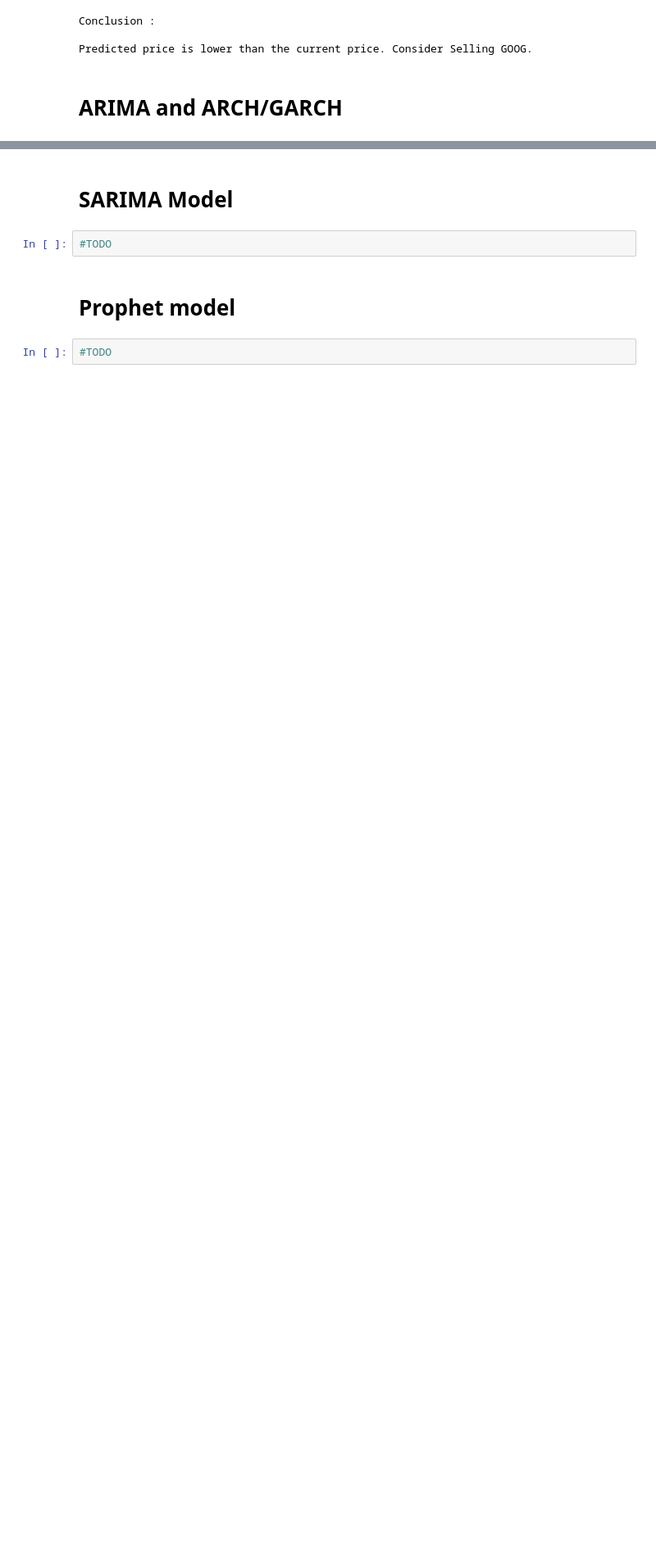
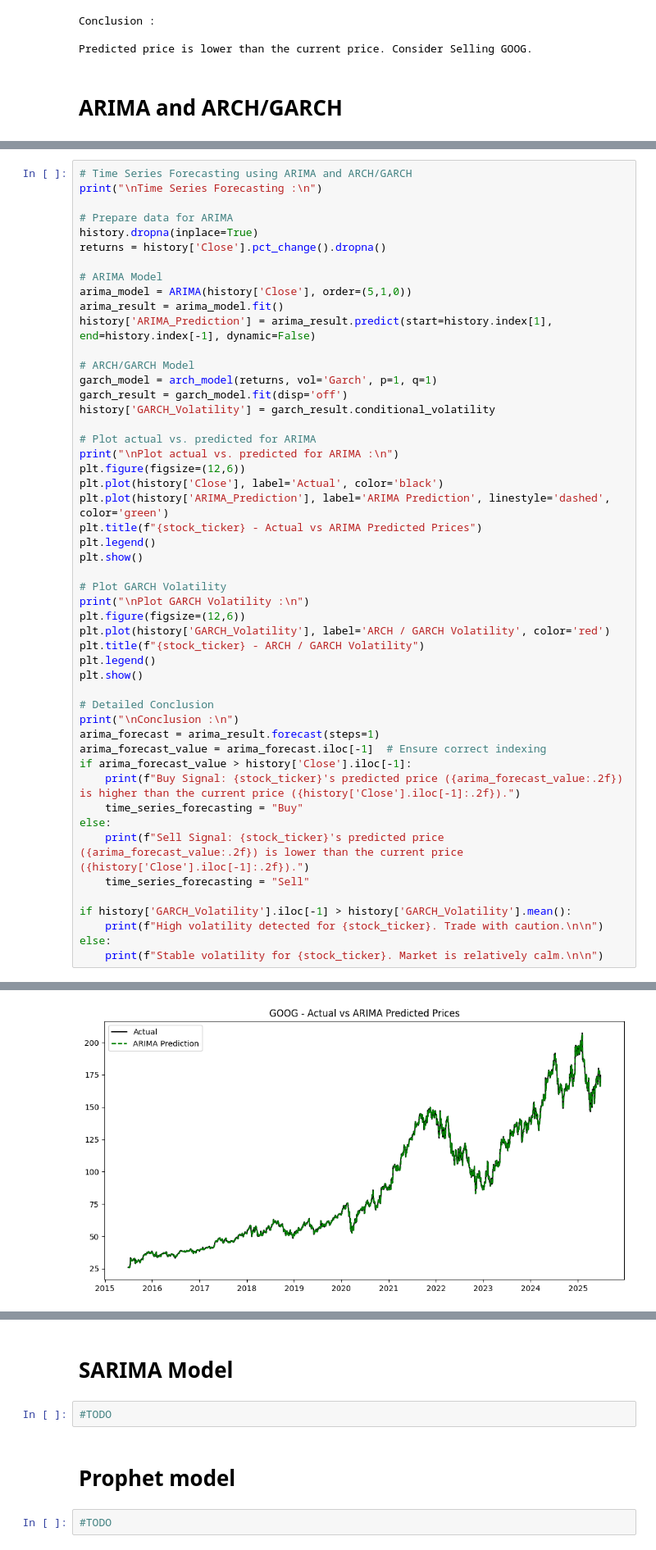
Before and after one commit to Hello-Kitty-1311/Stock-Analysis-V1, a Jupyter notebook: code.ipynb, the cells around one changed output, grey strips where cells are left out. Shown at 82% size. Cells and saved outputs as stored; diff of their text form; blank space fills up the shorter version.

Commit message:
ARIMA , ARCH & GARCH

```diff
--- a/code.ipynb
+++ b/code.ipynb
@@ -1123,0 +1122,51 @@ Predicted price is lower than the current price. Consider Selling GOOG.
+# %%
+# Time Series Forecasting using ARIMA and ARCH/GARCH
+print("\nTime Series Forecasting :\n")
+
+# Prepare data for ARIMA
+history.dropna(inplace=True)
+returns = history['Close'].pct_change().dropna()
+
+# ARIMA Model
+arima_model = ARIMA(history['Close'], order=(5,1,0))
+arima_result = arima_model.fit()
+history['ARIMA_Prediction'] = arima_result.predict(start=history.index[1], end=history.index[-1], dynamic=False)
+
+# ARCH/GARCH Model
+garch_model = arch_model(returns, vol='Garch', p=1, q=1)
+garch_result = garch_model.fit(disp='off')
+history['GARCH_Volatility'] = garch_result.conditional_volatility
+
+# Plot actual vs. predicted for ARIMA
+print("\nPlot actual vs. predicted for ARIMA :\n")
+plt.figure(figsize=(12,6))
+plt.plot(history['Close'], label='Actual', color='black')
+plt.plot(history['ARIMA_Prediction'], label='ARIMA Prediction', linestyle='dashed', color='green')
+plt.title(f"{stock_ticker} - Actual vs ARIMA Predicted Prices")
+plt.legend()
+plt.show()
+
+# Plot GARCH Volatility
+print("\nPlot GARCH Volatility :\n")
+plt.figure(figsize=(12,6))
+plt.plot(history['GARCH_Volatility'], label='ARCH / GARCH Volatility', color='red')
+plt.title(f"{stock_ticker} - ARCH / GARCH Volatility")
+plt.legend()
+plt.show()
+
+# Detailed Conclusion
+print("\nConclusion :\n")
+arima_forecast = arima_result.forecast(steps=1)
+arima_forecast_value = arima_forecast.iloc[-1]  # Ensure correct indexing
+if arima_forecast_value > history['Close'].iloc[-1]:
+    print(f"Buy Signal: {stock_ticker}'s predicted price ({arima_forecast_value:.2f}) is higher than the current price ({history['Close'].iloc[-1]:.2f}).")
+    time_series_forecasting = "Buy"
+else:
+    print(f"Sell Signal: {stock_ticker}'s predicted price ({arima_forecast_value:.2f}) is lower than the current price ({history['Close'].iloc[-1]:.2f}).")
+    time_series_forecasting = "Sell"
+
+if history['GARCH_Volatility'].iloc[-1] > history['GARCH_Volatility'].mean():
+    print(f"High volatility detected for {stock_ticker}. Trade with caution.\n\n")
+else:
+    print(f"Stable volatility for {stock_ticker}. Market is relatively calm.\n\n")
+# %% [output]
@@ -1123,0 +1183 @@ Predicted price is lower than the current price. Consider Selling GOOG.
+[figure, added]
```
Also changed, not shown: parts of 2 cells of this notebook.
